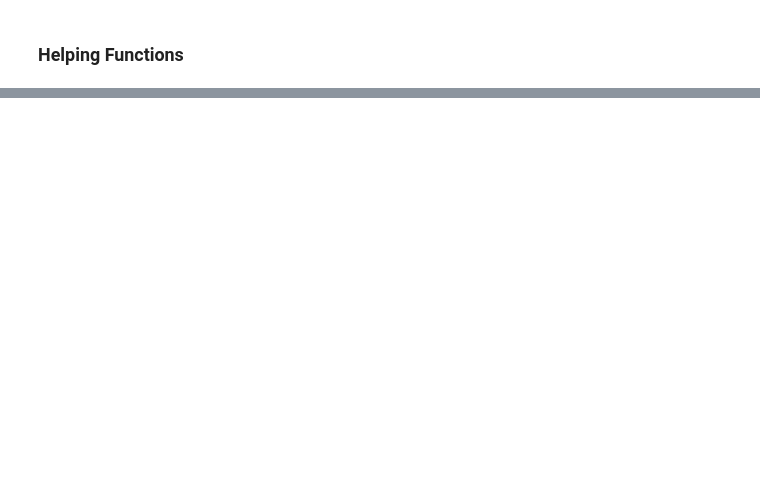
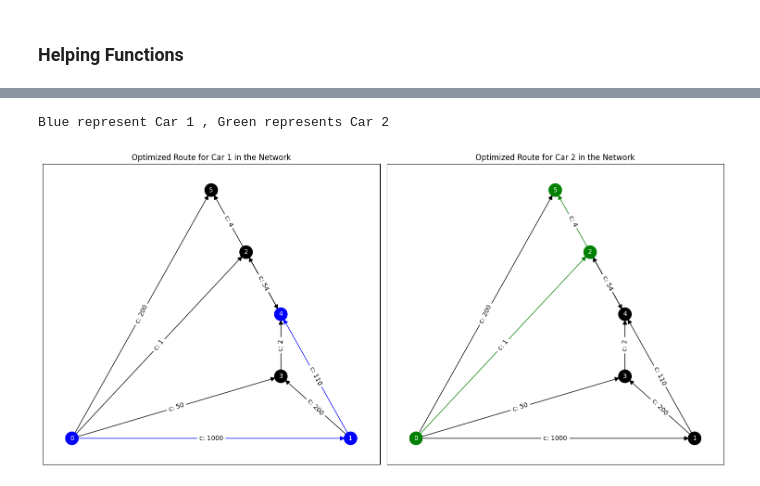
Before and after one commit to Aksgo/DOME, a Jupyter notebook: city-network.ipynb, the cells around one changed output, grey strips where cells are left out. Drawn from its saved outputs; the diff is of its cells as text; code cells hidden in the pictures; blank space fills up the shorter version.

Commit message:
possible solution added

```diff
--- a/city-network.ipynb
+++ b/city-network.ipynb
@@ -200,0 +277,14 @@ displayMatrix(Q)
+# %%
+print("minimum energy :",min_energy)
+car1_nodes = []
+car2_nodes = []
+for sol in best_result:
+    print("Possible Solution :", sol)
+    ind = 0
+    for i in range(no_of_cars):
+        for j in range(no_of_routes):
+            if(sol[ind]==1):
+                    print(f'best route for car {i+1}: {routes[i][j]}')
+                    if(i==0):car1_nodes = routes[i][j]
+                    if(i==1):car2_nodes = routes[i][j]
+            ind+=1
@@ -200,0 +302,32 @@ displayMatrix(Q)
+# %%
+print("Blue represent Car 1 , Green represents Car 2")
+car1_edges = list(gp.utils.pairwise(car1_nodes))
+car2_edges = list(gp.utils.pairwise(car2_nodes))
+edge_labels = {(u, v): f'c: {d["congestion"]}' for u, v, d in net.edges(data=True)}
+fig, axes = plt.subplots(1, 2, figsize=(15, 7))
+pos = gp.planar_layout(net)
+#car1
+node_colors = ['blue' if node in car1_nodes else 'black' for node in net.nodes()]
+edge_colors = ['blue' if (u, v) in car1_edges else 'black' for u, v in net.edges()]
+gp.draw_networkx_nodes(net, pos, node_color=node_colors, node_size=400,ax=axes[0])
+gp.draw_networkx_edges(net, pos, edge_color = edge_colors, arrowstyle='-|>', arrowsize=15,ax=axes[0])
+gp.draw_networkx_edge_labels(net, pos, edge_labels=edge_labels,ax=axes[0])
+gp.draw_networkx_labels(net, pos, font_size=10, font_color='white',ax=axes[0])
+axes[0].set_title("Optimized Route for Car 1 in the Network")
+
+#car2
+node_colors_car2 = ['green' if node in car2_nodes else 'black' for node in net.nodes()]
+edge_colors_car2 = ['green' if (u, v) in car2_edges else 'black' for u, v in net.edges()]
+
+gp.draw_networkx_nodes(net, pos, node_color=node_colors_car2, node_size=400, ax=axes[1])
+gp.draw_networkx_edges(net, pos, edge_color=edge_colors_car2, arrowstyle='-|>', arrowsize=15, ax=axes[1])
+gp.draw_networkx_edge_labels(net, pos, edge_labels=edge_labels,ax=axes[1])
+gp.draw_networkx_labels(net, pos, font_size=10, font_color='white',ax=axes[1])
+axes[1].set_title("Optimized Route for Car 2 in the Network")
+
+
+plt.tight_layout()
+plt.show()
+# %% [output]
+Blue represent Car 1 , Green represents Car 2
+[figure, added]
```
Also changed, not shown: parts of 19 cells of this notebook.
